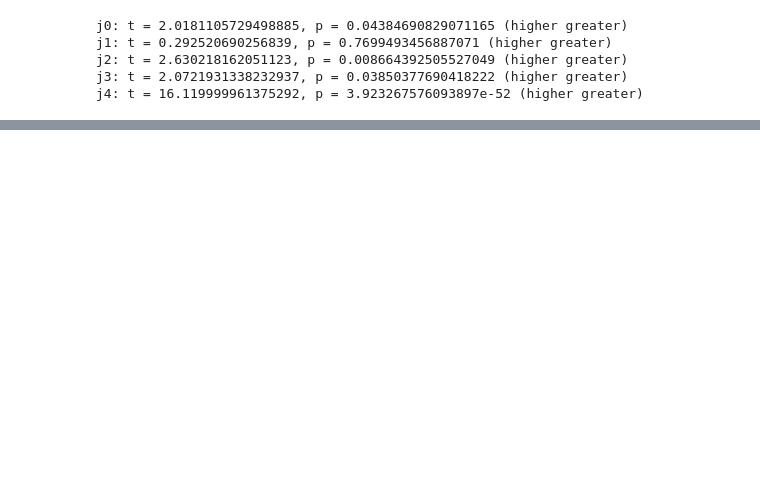
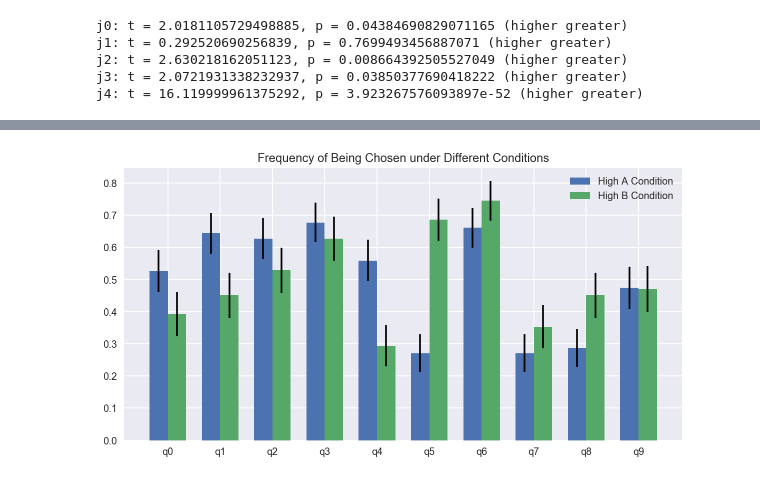
Before and after one commit to hermish/cocosci-research, a Jupyter notebook: analysis/social-follow-up.ipynb, the cells around one changed output, grey strips where cells are left out. Drawn from its saved outputs; the diff is of its cells as text; code cells hidden in the pictures; blank space fills up the shorter version.

```diff
--- a/analysis/social-follow-up.ipynb
+++ b/analysis/social-follow-up.ipynb
@@ -465,0 +475,23 @@ plt.show()
+# %%
+fig, ax = plt.subplots()
+
+labels = [label + 'choice' for label in QUESTIONS.values()]
+ind, width = np.arange(len(labels)), 0.35
+
+a_means = [high_a[column].mean() for column in labels]
+a_stds = [high_a[column].std() / math.sqrt(a_size) for column in labels]
+a_rects = ax.bar(ind, a_means, width, yerr=a_stds)
+
+b_means = [high_b[column].mean() for column in labels]
+b_stds = [high_b[column].std() / math.sqrt(b_size) for column in labels]
+b_rects = ax.bar(ind + width, b_means, width, yerr=b_stds)
+
+ax.set_xticks(ind + width / 2)
+ax.set_xticklabels([word[:2] for word in labels])
+
+fig.set_size_inches(10, 5)
+plt.title('Frequency of Being Chosen under Different Conditions')
+plt.legend(['High A Condition', 'High B Condition'])
+plt.show()
+# %% [output]
+[figure, added]
```
Also changed, not shown: parts of 13 cells of this notebook.
